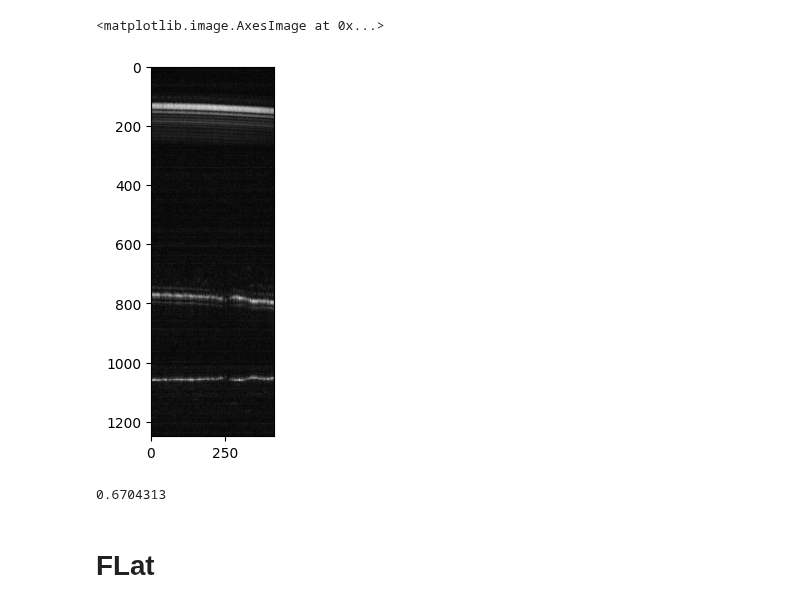
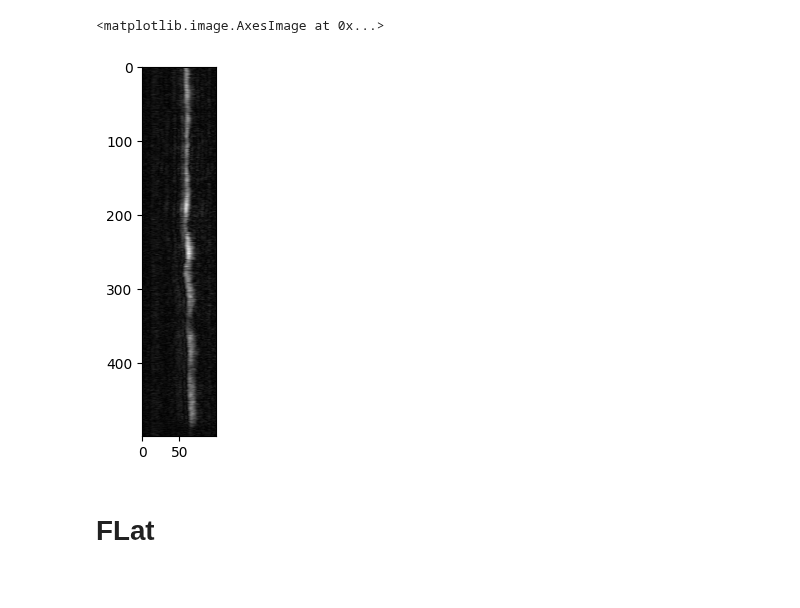
Before and after one commit to AKA2320/OCT_RA, a Jupyter notebook: Bifocal registration/pic3_FECD/bifocal_1.ipynb, the cells around one changed output. Saved outputs shown, nothing was run; the diff lists cells and outputs as text; code cells hidden in the pictures.

```diff
--- a/Bifocal registration/pic3_FECD/bifocal_1.ipynb
+++ b/Bifocal registration/pic3_FECD/bifocal_1.ipynb
@@ -69,17 +69,15 @@ original_data = load_data_dcm('data/')
 # %%
 original_data = original_data[:,np.r_[200:500,1300:2250],:]
 # %%
-plt.imshow(original_data[100,:,:],cmap='gray')
+plt.imshow(original_data[:,1000:1100,33],cmap='gray')
 # %% [output]
 <matplotlib.image.AxesImage at 0x...>
-[figure, old version]
+[figure, new version]
 # %%
-y_err_ncc = []
-UP,DOWN = 100,250
-for i in tqdm(range(original_data.shape[0])):
-    y_err_ncc.append(ncc(original_data[i][UP:DOWN],original_data[150][UP:DOWN])[0])
-print(np.mean(y_err_ncc[2:-2]))
+# y_err_ncc = []
+# UP,DOWN = 100,250
+# for i in tqdm(range(original_data.shape[0])):
+#     y_err_ncc.append(ncc(original_data[i][UP:DOWN],original_data[150][UP:DOWN])[0])
+# print(np.mean(y_err_ncc[2:-2]))
-# %% [output]
-0.6704313
 # %% [markdown]
 # FLat
```
Also changed, not shown: parts of 22 cells of this notebook, 3 other files.
